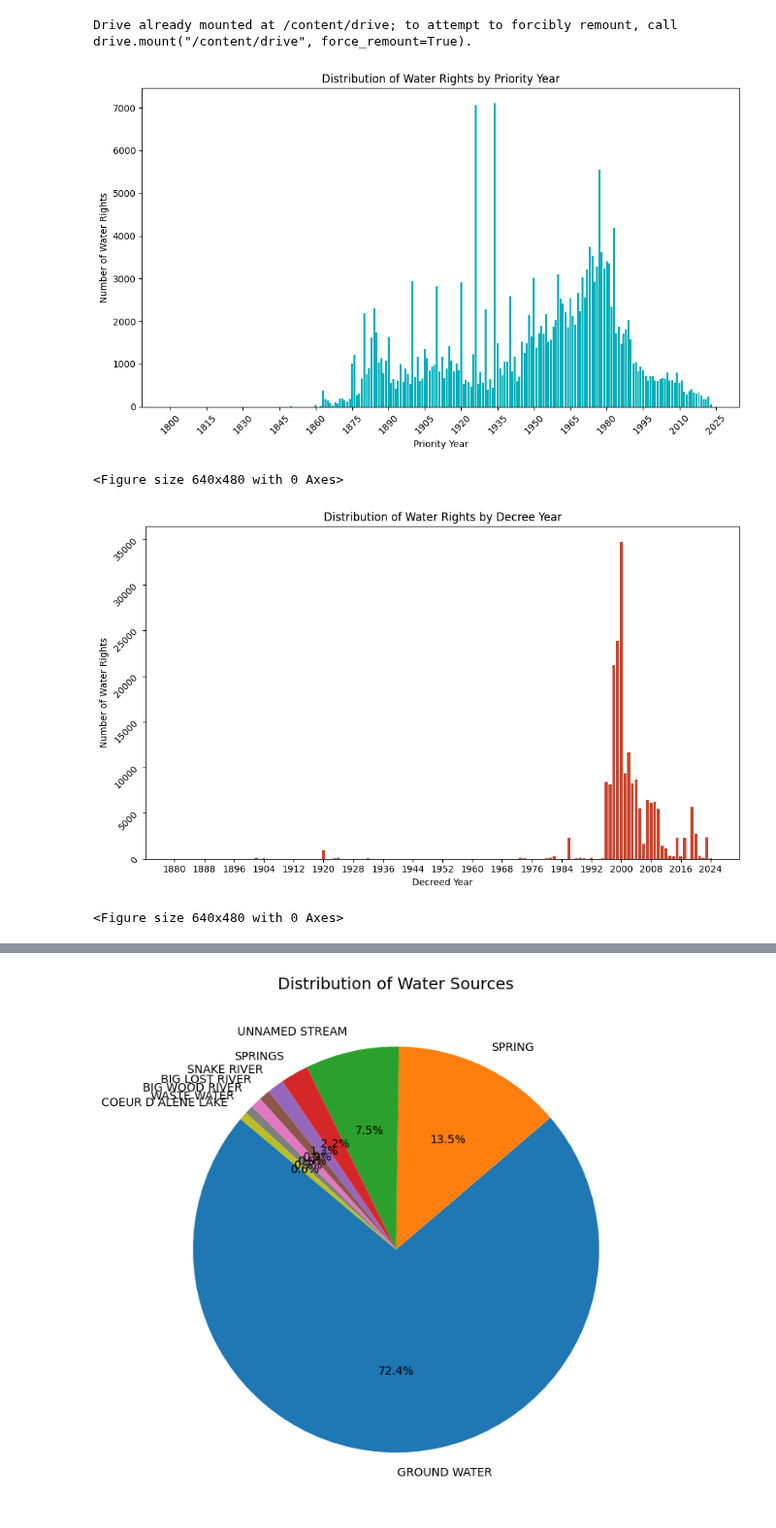
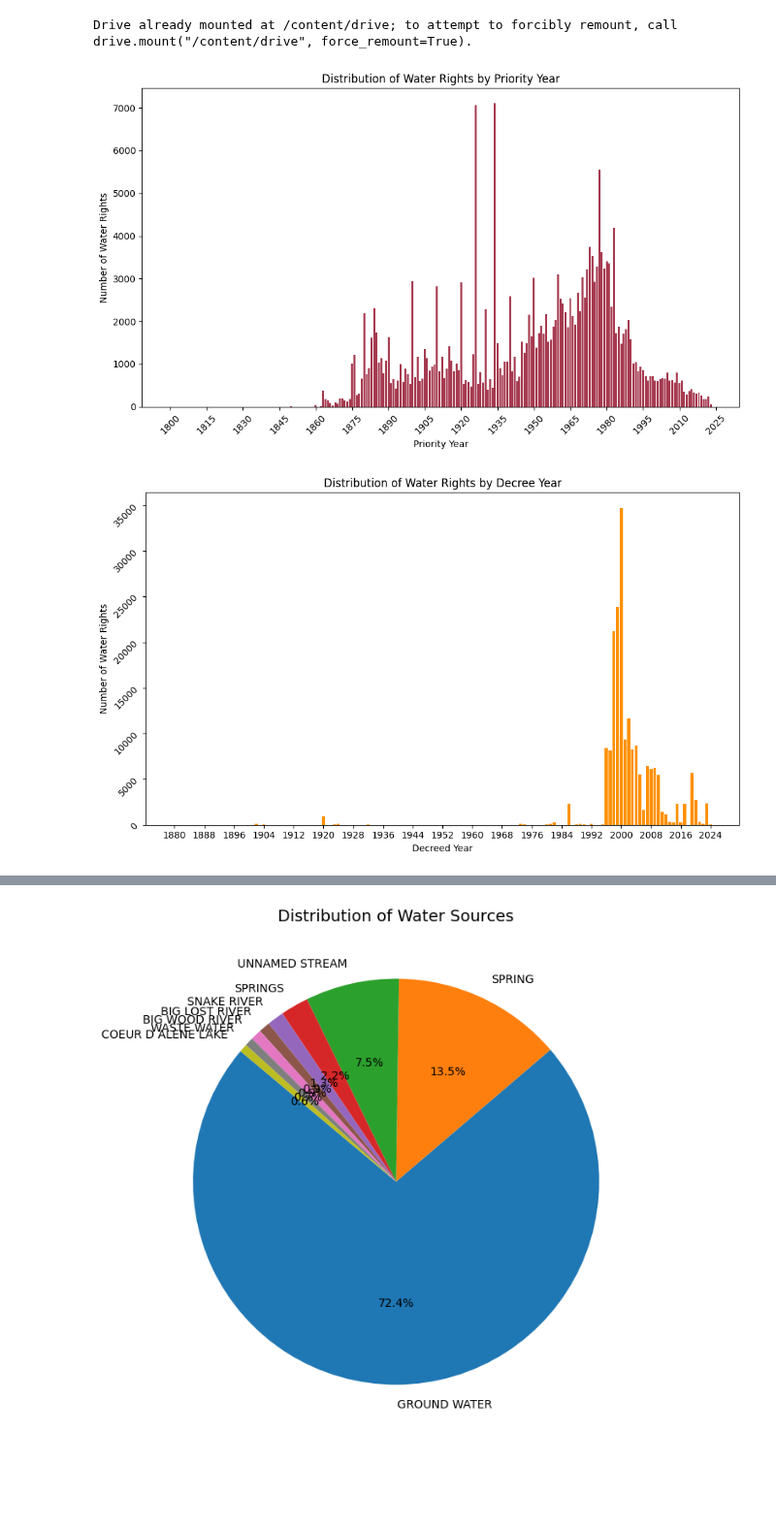
Before and after one commit to carlibeisel/Drains_Lower_Boise_River, a Jupyter notebook: *water_rights.ipynb, the cells around one changed output, grey strips where cells are left out. Shown at 97% size. Cells and saved outputs as stored; diff of their text form; code cells hidden in the pictures; blank space fills up the shorter version.

```diff
--- a/*water_rights.ipynb
+++ b/*water_rights.ipynb
@@ -521,33 +504,32 @@ Drive already mounted at /content/drive; to attempt to forcibly remount, call dr
 # %%
 # ----------------------------------- #
 #       Figure for All of TV
 #          (priority year)
 # ----------------------------------- #
 
 data = pd.read_csv('/content/drive/MyDrive/Data/Model Modifications/water_rights/lbrb_water_rights.csv')
 
 data['PriorityDa'] = pd.to_datetime(data['PriorityDa'], errors='coerce')
 data['PriorityYear'] = data['PriorityDa'].dt.year
 
 year_counts = data['PriorityYear'].value_counts().sort_index()
 
 fig, ax = plt.subplots(figsize=(10, 6))
-ax.bar(year_counts.index, year_counts.values, color='#00AFB9', width =0.8)
+ax.bar(year_counts.index, year_counts.values, color='#A63A50', width =0.8)
 
 ax.xaxis.set_major_locator(MaxNLocator(20))
 
 ax.xaxis.set_major_formatter(FuncFormatter(lambda x, _: f'{int(x)}'))
 
 plt.title('Distribution of Water Rights by Priority Year')
 plt.xlabel('Priority Year')
 plt.ylabel('Number of Water Rights')
 plt.xticks(rotation=45)
 plt.tight_layout()
+plt.savefig('/content/drive/MyDrive/Carli Thesis/Figures/Water Rights/total_wr_by_priority_year.png')
 plt.show()
-plt.savefig('/content/drive/MyDrive/Carli Thesis/Figures/Water Rights/total_wr_by_priority_year.png')
 # %% [output]
-[figure, old version]
+[figure, new version]
-<Figure size 640x480 with 0 Axes>
 # %%
 # ----------------------------------- #
 #       Figure for All of TV
@@ -562,7 +544,7 @@ data['DecreedYear'] = data['DecreedDat'].dt.year
 year_counts = data['DecreedYear'].value_counts().sort_index()
 
 fig, ax = plt.subplots(figsize=(10, 6))
-ax.bar(year_counts.index, year_counts.values, color='#C84630')
+ax.bar(year_counts.index, year_counts.values, color='#FF9000')
 
 ax.xaxis.set_major_locator(MaxNLocator(20))
 
@@ -573,11 +555,10 @@ plt.xlabel('Decreed Year')
 plt.ylabel('Number of Water Rights')
 plt.yticks(rotation=45)
 plt.tight_layout()
+plt.savefig('/content/drive/MyDrive/Carli Thesis/Figures/Water Rights/total_wr_by_decreed_year.png')
 plt.show()
-plt.savefig('/content/drive/MyDrive/Carli Thesis/Figures/Water Rights/total_wr_by_decreed_year.png')
 # %% [output]
-[figure, old version]
+[figure, new version]
-<Figure size 640x480 with 0 Axes>
 # %%
 # ----------------------------------- #
 #       Figure for All of TV
```
Also changed, not shown: parts of 23 cells of this notebook.
